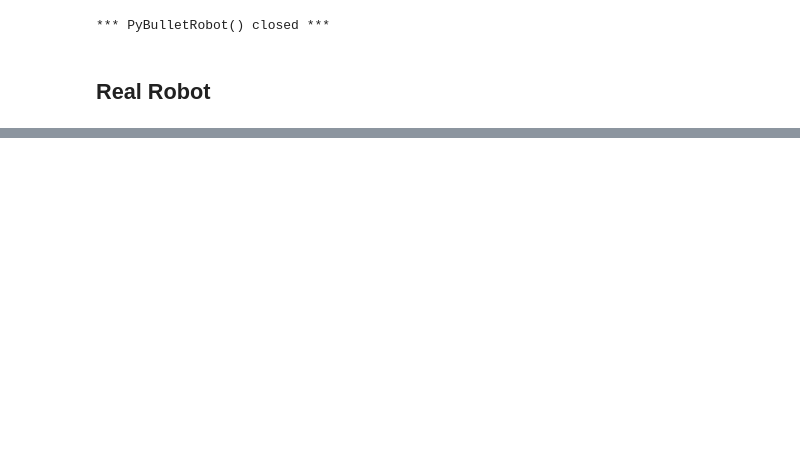
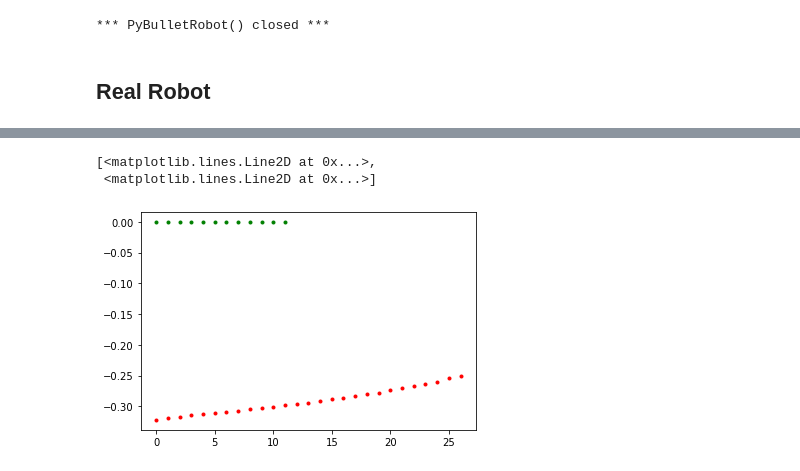
Before and after one commit to mediamead/oneroid, a Jupyter notebook: ipynb/sweep-1x.ipynb, the cells around one changed output, grey strips where cells are left out. Cells and saved outputs as stored; diff of their text form; code cells hidden in the pictures; blank space fills up the shorter version.

```diff
--- a/ipynb/sweep-1x.ipynb
+++ b/ipynb/sweep-1x.ipynb
@@ -217,0 +199,3 @@ New resolution: 1280.0x720.0
+# %%
+phixs = np.arange(0.22, 0.31, 0.002)
+phixs.shape
@@ -220,0 +272,6 @@ r_tvecds = np.sqrt(np.sum(np.square(r_tvecs), axis=1)).ravel()
+# %%
+plt.plot(tvecs[:,0], 'g.', r_tvecs[:,0], 'r.')
+# %% [output]
+[<matplotlib.lines.Line2D at 0x...>,
+ <matplotlib.lines.Line2D at 0x...>]
+[figure, added]
```
Also changed, not shown: parts of 22 cells of this notebook, 3 other files.
